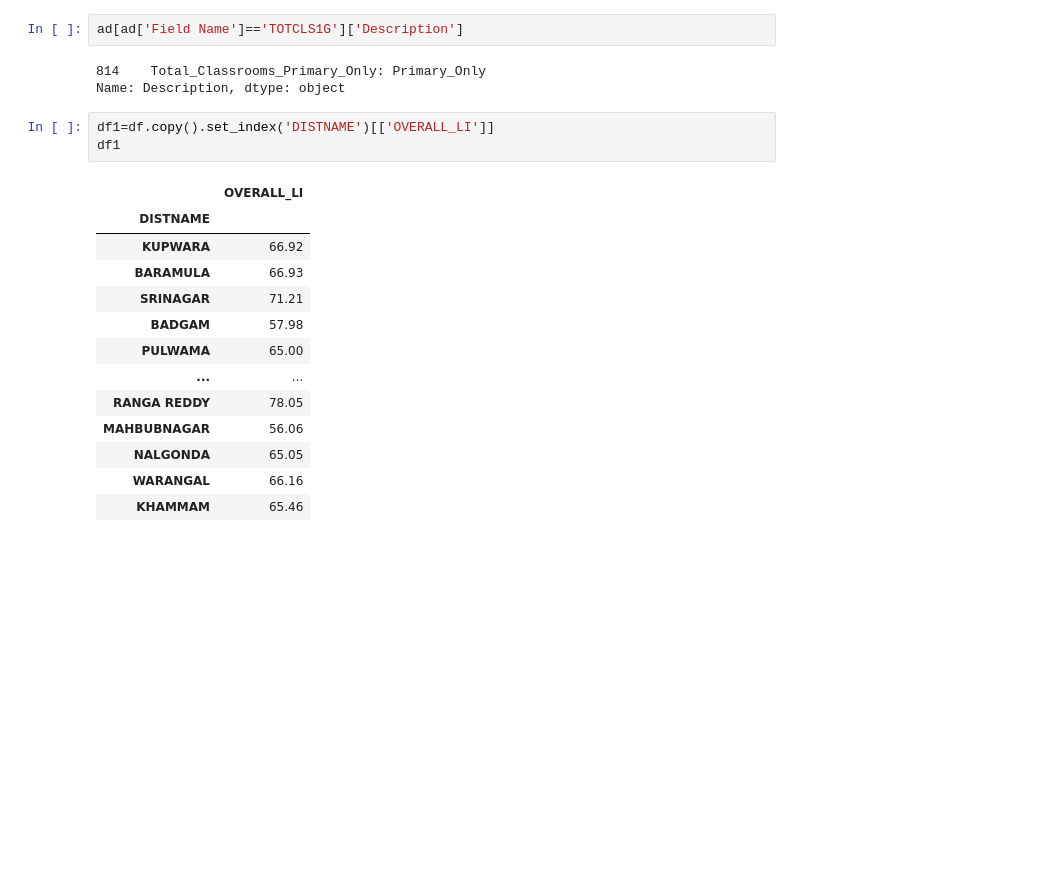
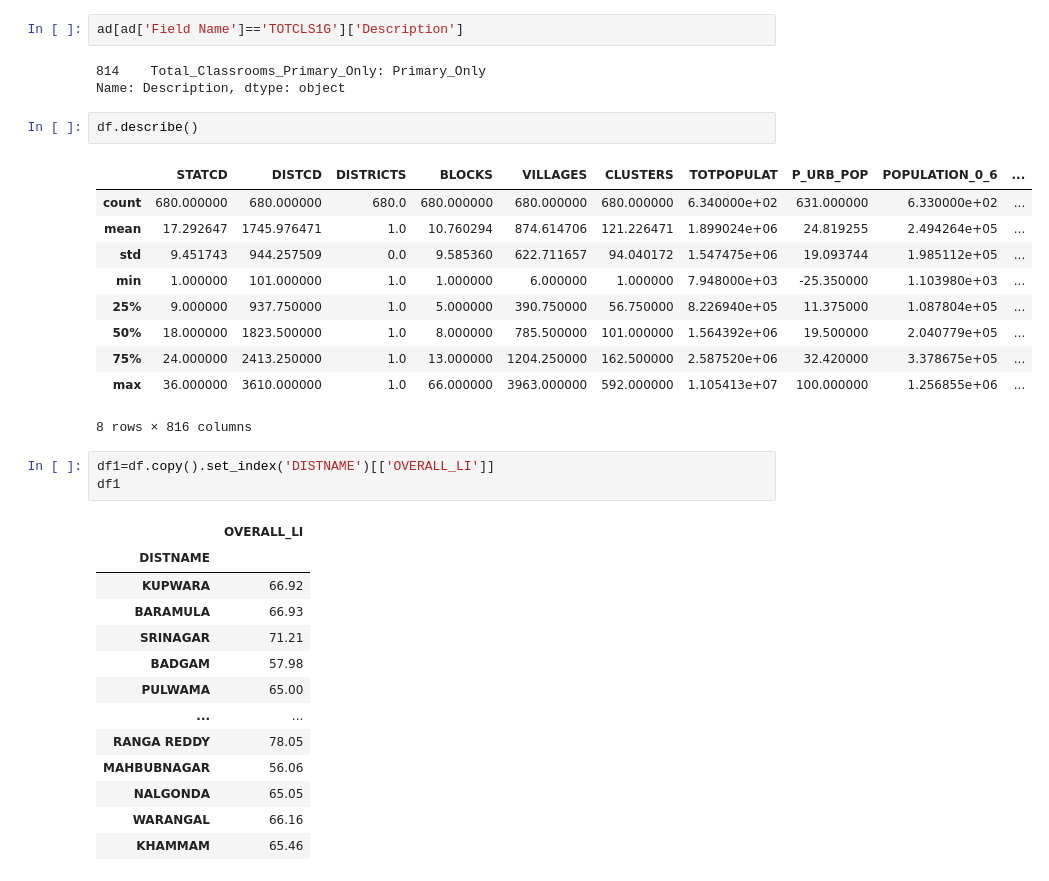
Before and after one commit to rishabh-runwal/education-india, a Jupyter notebook: Education-India.ipynb, the cells around one changed output. Saved outputs shown, nothing was run; the diff lists cells and outputs as text; blank space fills up the shorter version.

```diff
--- a/Education-India.ipynb
+++ b/Education-India.ipynb
@@ -46,6 +46,19 @@ ad[ad['Field Name']=='TOTCLS1G']['Description']
 # %% [output]
 814    Total_Classrooms_Primary_Only: Primary_Only
 Name: Description, dtype: object
+# %%
+df.describe()
+# %% [output]
+|  | STATCD | DISTCD | DISTRICTS | BLOCKS | VILLAGES | CLUSTERS | TOTPOPULAT | P_URB_POP | POPULATION_0_6 | ... |
+| count | 680.000000 | 680.000000 | 680.0 | 680.000000 | 680.000000 | 680.000000 | 6.340000e+02 | 631.000000 | 6.330000e+02 | ... |
+| mean | 17.292647 | 1745.976471 | 1.0 | 10.760294 | 874.614706 | 121.226471 | 1.899024e+06 | 24.819255 | 2.494264e+05 | ... |
+| std | 9.451743 | 944.257509 | 0.0 | 9.585360 | 622.711657 | 94.040172 | 1.547475e+06 | 19.093744 | 1.985112e+05 | ... |
+| min | 1.000000 | 101.000000 | 1.0 | 1.000000 | 6.000000 | 1.000000 | 7.948000e+03 | -25.350000 | 1.103980e+03 | ... |
+| 25% | 9.000000 | 937.750000 | 1.0 | 5.000000 | 390.750000 | 56.750000 | 8.226940e+05 | 11.375000 | 1.087804e+05 | ... |
+| 50% | 18.000000 | 1823.500000 | 1.0 | 8.000000 | 785.500000 | 101.000000 | 1.564392e+06 | 19.500000 | 2.040779e+05 | ... |
+| 75% | 24.000000 | 2413.250000 | 1.0 | 13.000000 | 1204.250000 | 162.500000 | 2.587520e+06 | 32.420000 | 3.378675e+05 | ... |
+| max | 36.000000 | 3610.000000 | 1.0 | 66.000000 | 3963.000000 | 592.000000 | 1.105413e+07 | 100.000000 | 1.256855e+06 | ... |
+8 rows × 816 columns
 # %%
 df1=df.copy().set_index('DISTNAME')[['OVERALL_LI']]
 df1
```
Also changed, not shown: parts of 5 cells of this notebook.
